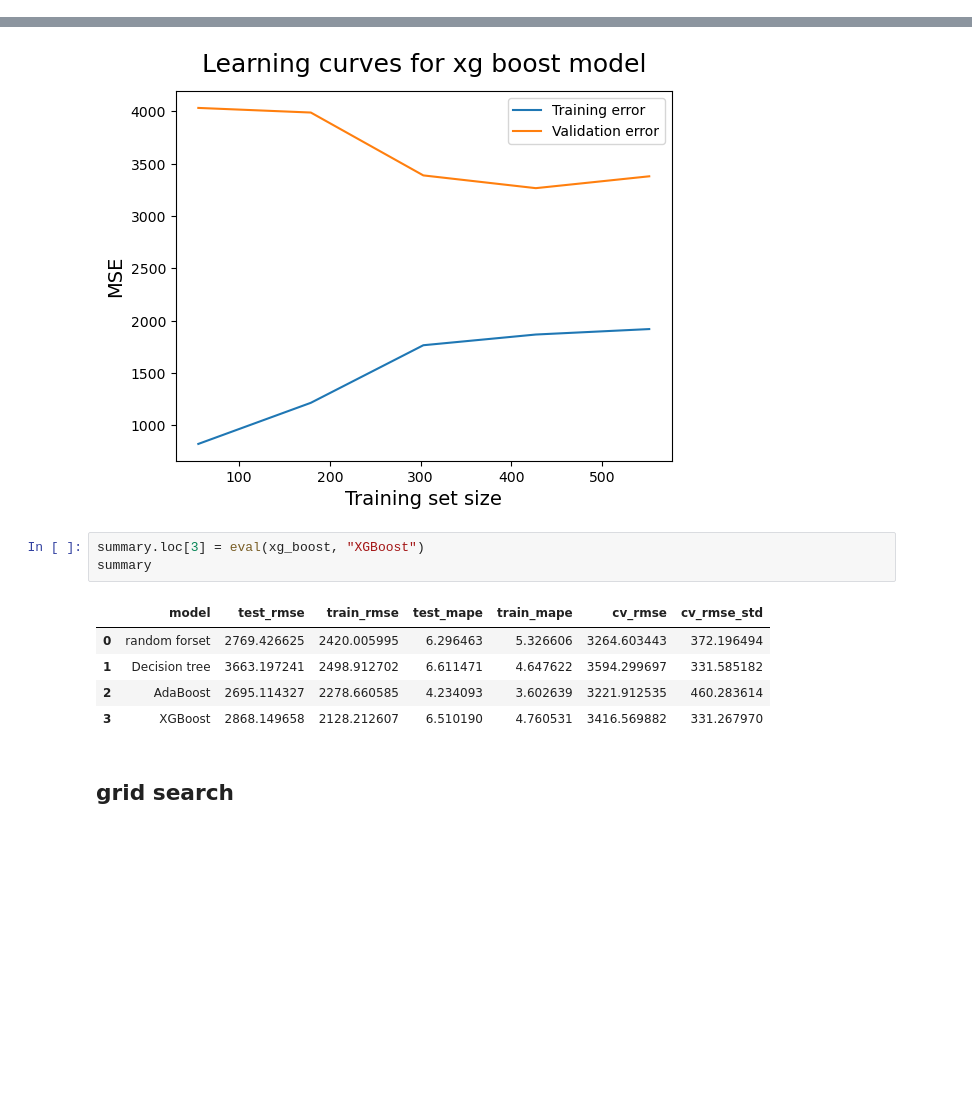
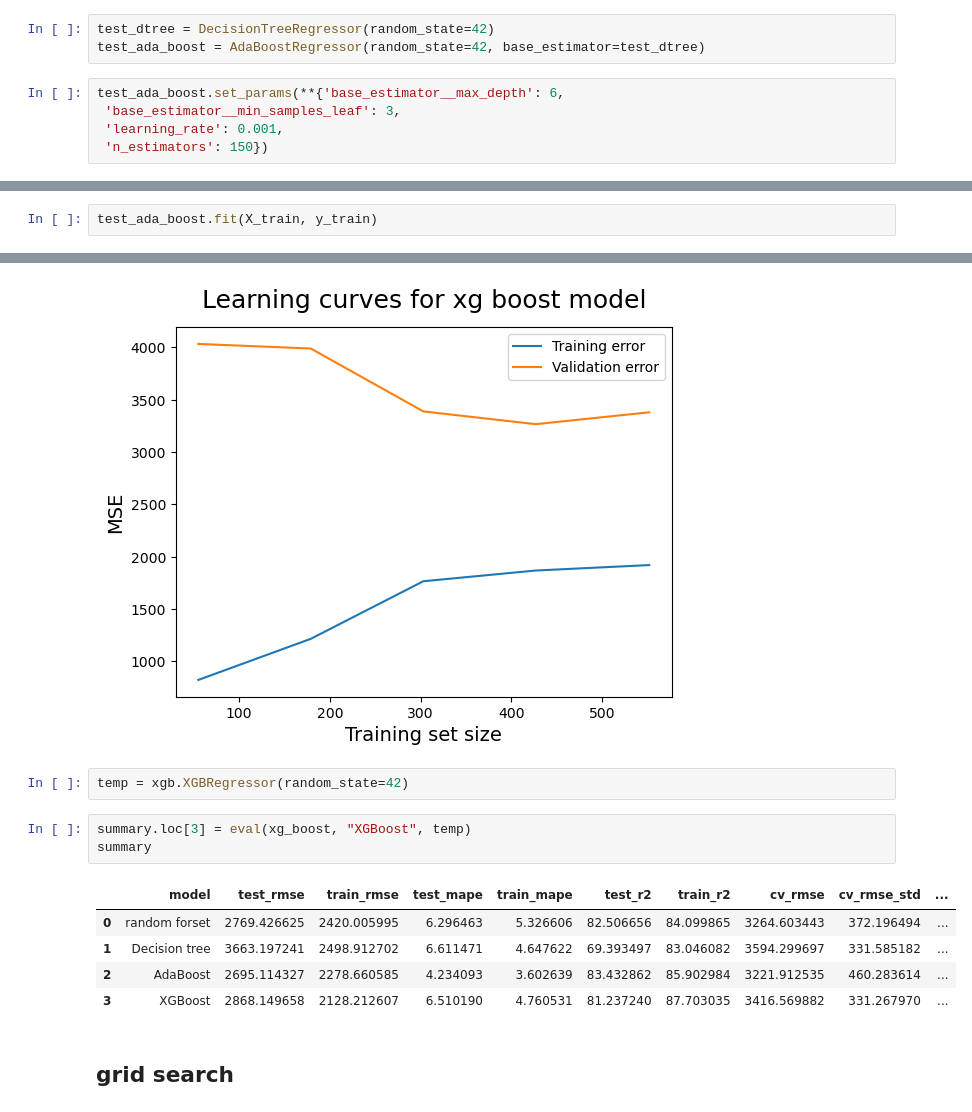
Before and after one commit to OverCat2000/ML_project, a Jupyter notebook: advanceAnalysis.ipynb, the cells around one changed output, grey strips where cells are left out. Cells and saved outputs as stored; diff of their text form; blank space fills up the shorter version.

```diff
--- a/advanceAnalysis.ipynb
+++ b/advanceAnalysis.ipynb
@@ -603,0 +665,8 @@ summary
+# %%
+test_dtree = DecisionTreeRegressor(random_state=42)
+test_ada_boost = AdaBoostRegressor(random_state=42, base_estimator=test_dtree)
+# %%
+test_ada_boost.set_params(**{'base_estimator__max_depth': 6,
+ 'base_estimator__min_samples_leaf': 3,
+ 'learning_rate': 0.001,
+ 'n_estimators': 150})
@@ -603,0 +678,2 @@ summary
+# %%
+test_ada_boost.fit(X_train, y_train)
@@ -702,15 +800,17 @@ plt.legend()
 # %% [output]
 <matplotlib.legend.Legend at 0x...>
 [figure]
+# %%
+temp = xgb.XGBRegressor(random_state=42)
 # %%
-summary.loc[3] = eval(xg_boost, "XGBoost")
+summary.loc[3] = eval(xg_boost, "XGBoost", temp)
 summary
 # %% [output]
-|  | model | test_rmse | train_rmse | test_mape | train_mape | cv_rmse | cv_rmse_std |
-| 0 | random forset | 2769.426625 | 2420.005995 | 6.296463 | 5.326606 | 3264.603443 | 372.196494 |
-| 1 | Decision tree | 3663.197241 | 2498.912702 | 6.611471 | 4.647622 | 3594.299697 | 331.585182 |
-| 2 | AdaBoost | 2695.114327 | 2278.660585 | 4.234093 | 3.602639 | 3221.912535 | 460.283614 |
-| 3 | XGBoost | 2868.149658 | 2128.212607 | 6.510190 | 4.760531 | 3416.569882 | 331.267970 |
+|  | model | test_rmse | train_rmse | test_mape | train_mape | test_r2 | train_r2 | cv_rmse | cv_rmse_std | ... |
+| 0 | random forset | 2769.426625 | 2420.005995 | 6.296463 | 5.326606 | 82.506656 | 84.099865 | 3264.603443 | 372.196494 | ... |
+| 1 | Decision tree | 3663.197241 | 2498.912702 | 6.611471 | 4.647622 | 69.393497 | 83.046082 | 3594.299697 | 331.585182 | ... |
+| 2 | AdaBoost | 2695.114327 | 2278.660585 | 4.234093 | 3.602639 | 83.432862 | 85.902984 | 3221.912535 | 460.283614 | ... |
+| 3 | XGBoost | 2868.149658 | 2128.212607 | 6.510190 | 4.760531 | 81.237240 | 87.703035 | 3416.569882 | 331.267970 | ... |
 # %% [markdown]
 ## grid search
 # %%
```
Also changed, not shown: parts of 26 cells of this notebook.
